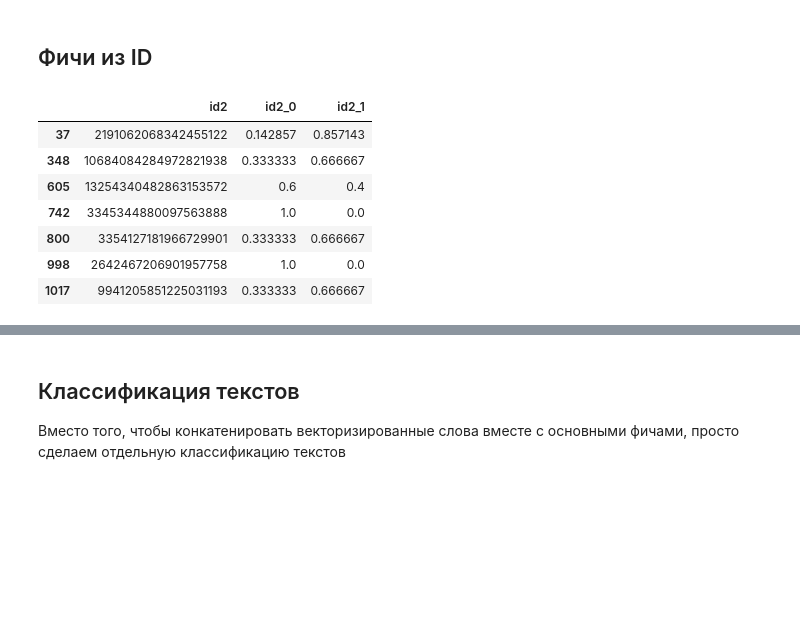
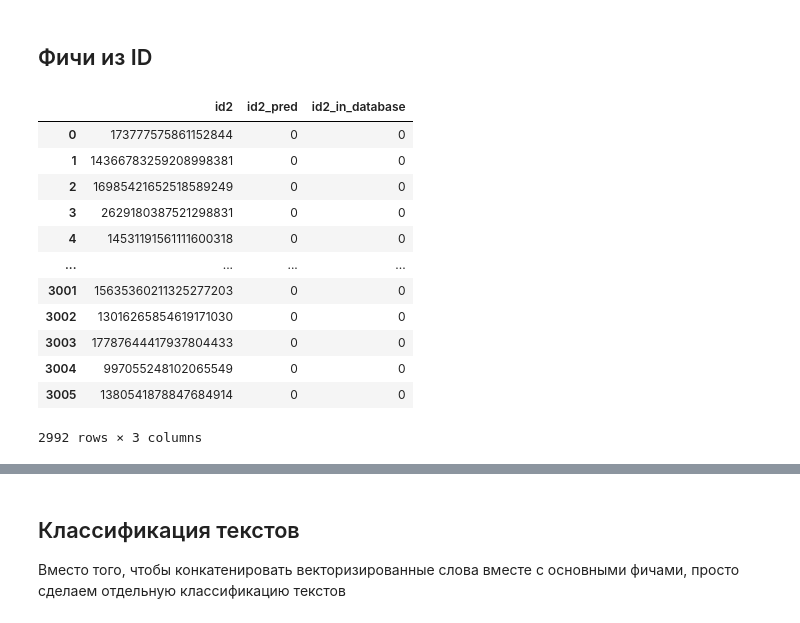
Before and after one commit to BuldakovN/WB, a Jupyter notebook: data/data_preprocessing.ipynb, the cells around one changed output, grey strips where cells are left out. Cells and saved outputs as stored; diff of their text form; code cells hidden in the pictures; blank space fills up the shorter version.

```diff
--- a/data/data_preprocessing.ipynb
+++ b/data/data_preprocessing.ipynb
@@ -18,7 +18,7 @@ data = "../data/wb_school_task_2.csv.gzip"
 data = pd.read_csv(data, compression='gzip')
 data = data.drop_duplicates(ignore_index=True)
 # %%
-#data = data.drop(['f2', 'f4'], axis=1)
+data = data.drop(['f2', 'f4'], axis=1)
 # %% [markdown]
 ## Общие текстовые фичи
 # %%
@@ -107,18 +107,44 @@ def id_analize(id_col: str, data: pd.DataFrame):
     return result
 
 
-for col in ['id1', 'id2']:
-    id_analized = id_analize(col, data)
-    id_analized.to_csv(f"./{col}_data.csv", index=False)
-    merged_dataset = merged_dataset.merge(id_analized, how='left', on=col)
+#for col in ['id1', 'id2']:
+    #id_analized = id_analize(col, data)
+    #id_analized.to_csv(f"./{col}_data.csv", index=False)
+    #merged_dataset = merged_dataset.merge(id_analized, how='left', on=col)
+# %%
+def id_analize2(id_col: str, data: pd.DataFrame):
+    df = data[[id_col, "label"]]
+    df = df.groupby(by=id_col)
+    col0 = id_col+"_pred"
+    col1 = id_col+"_in_database"
+    result = pd.DataFrame(data = {id_col: data[id_col].unique()}, columns=[id_col, col0, col1])
+    for idn, table in df:
+        if table.shape[0] < 3:
+            result.loc[result[id_col]==idn, col0] = 0
+            result.loc[result[id_col]==idn, col1] = 0
+            continue
+        result.loc[result[id_col]==idn, col0] = (table['label'] == 1).sum()/table.shape[0]
+        result.loc[result[id_col]==idn, col1] = 1
+    return result
+
+
+for col in ['id1', 'id2']:
+    id_analized = id_analize2(col, data)
+    id_analized.to_csv(f"./{col}_data.csv", index=False)
+    merged_dataset = merged_dataset.merge(id_analized, how='left', on=col)
 # %%
-id_analized[id_analized['id2_0'] > 0]
+id_analized[id_analized['id2_in_database'] == 0]
 # %% [output]
-|  | id2 | id2_0 | id2_1 |
-| 37 | 2191062068342455122 | 0.142857 | 0.857143 |
-| 348 | 10684084284972821938 | 0.333333 | 0.666667 |
-| 605 | 13254340482863153572 | 0.6 | 0.4 |
-| 742 | 3345344880097563888 | 1.0 | 0.0 |
-| 800 | 3354127181966729901 | 0.333333 | 0.666667 |
-| 998 | 2642467206901957758 | 1.0 | 0.0 |
-| 1017 | 9941205851225031193 | 0.333333 | 0.666667 |
+|  | id2 | id2_pred | id2_in_database |
+| 0 | 173777575861152844 | 0 | 0 |
+| 1 | 14366783259208998381 | 0 | 0 |
+| 2 | 16985421652518589249 | 0 | 0 |
+| 3 | 2629180387521298831 | 0 | 0 |
+| 4 | 14531191561111600318 | 0 | 0 |
+| ... | ... | ... | ... |
+| 3001 | 15635360211325277203 | 0 | 0 |
+| 3002 | 13016265854619171030 | 0 | 0 |
+| 3003 | 17787644417937804433 | 0 | 0 |
+| 3004 | 997055248102065549 | 0 | 0 |
+| 3005 | 1380541878847684914 | 0 | 0 |
+2992 rows × 3 columns
```
Also changed, not shown: parts of 21 cells of this notebook, 12 other files.
